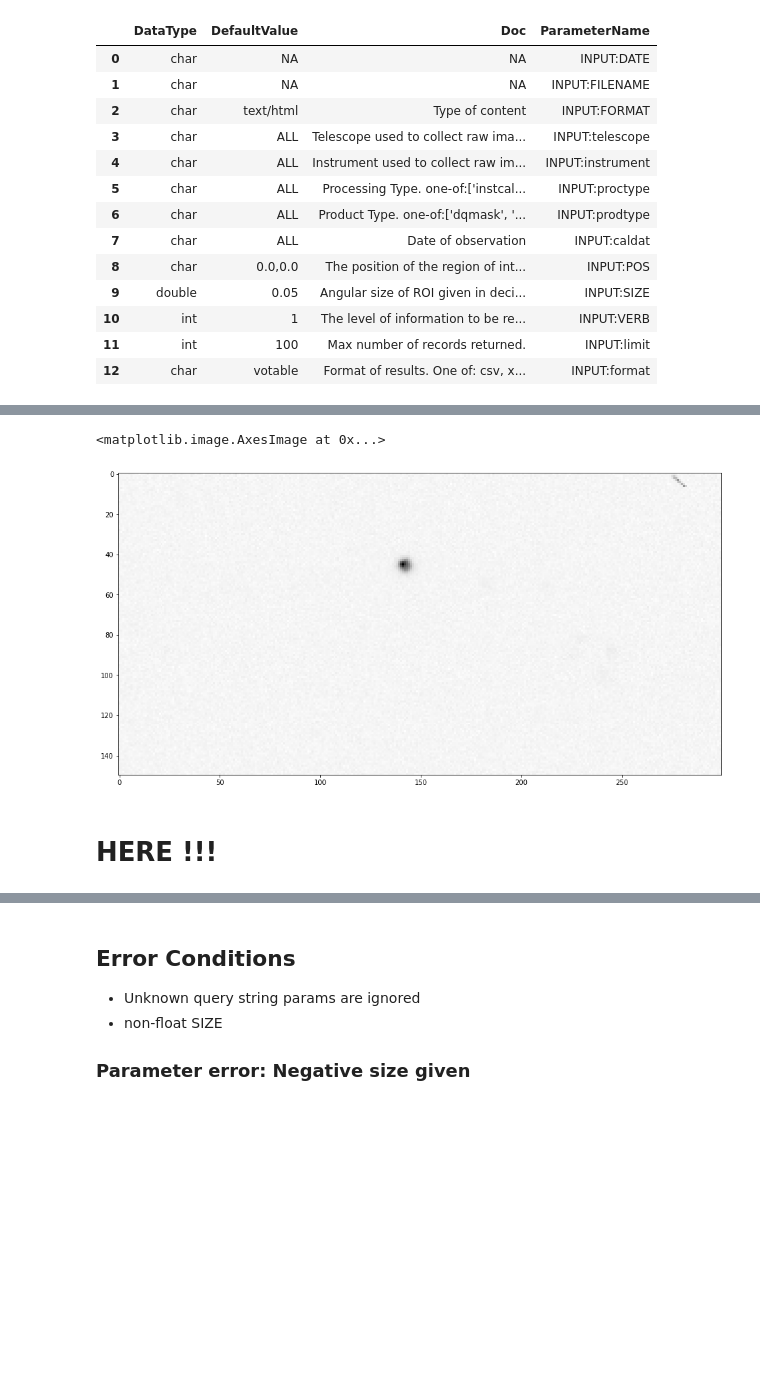
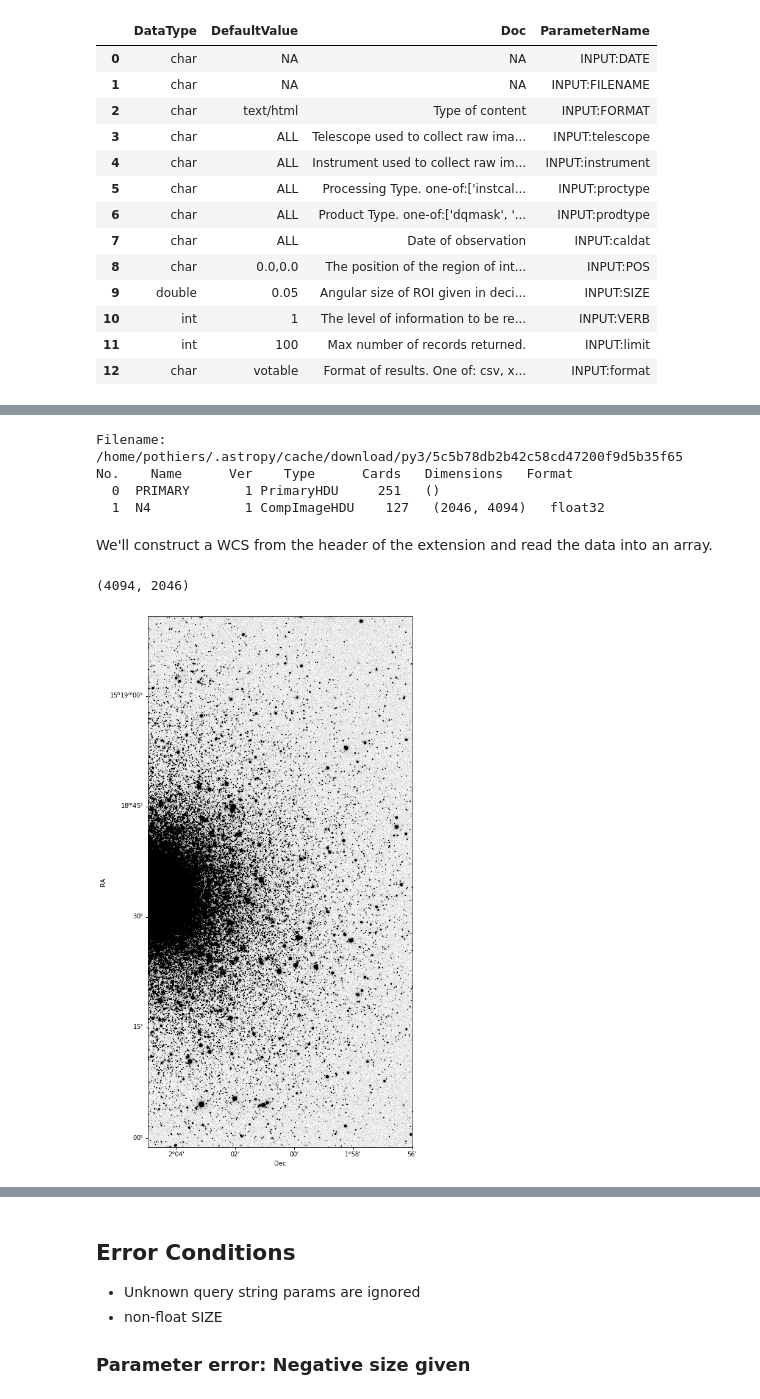
Before and after one commit to NOAO/nat-nb, a Jupyter notebook: sia.ipynb, the cells around one changed output, grey strips where cells are left out. Cells and saved outputs as stored; diff of their text form; code cells hidden in the pictures; blank space fills up the shorter version.

```diff
--- a/sia.ipynb
+++ b/sia.ipynb
@@ -128,4 +201,4 @@ f0222309429aafe8cb8c701942fc9af3 17
 # %%
-onehduurl = f'{natroot}/api/natica/retrieve/{fileid}/?hdus={hduidx}'
+onehduurl = f'{natroot}/api/retrieve/{fileid}/?hdus={hduidx}'
 onehduurl
 # %% [output]
@@ -133,5 +205,0 @@ onehduurl
-# %%
-zimage = pyfits.getdata(autils.data.download_file(onehduurl,cache=True,show_progress=False,timeout=120))
-plt.rcParams["figure.figsize"] = [16,9]
-plt.imshow(zimage,cmap=matplotlib.cm.gray_r)
-zimage.shape
@@ -143,7 +206,31 @@ zimage.shape
-# %%
-plt.imshow(zimage[1100:1250, 600:900],cmap=matplotlib.cm.gray_r)
-# %% [output]
-<matplotlib.image.AxesImage at 0x...>
-[figure, removed]
-# %% [markdown]
-# HERE !!! <a id="here">
+# %%
+hdu = fits.open(onehduurl)
+hdu.info()
+# %% [output]
+Filename: /home/pothiers/.astropy/cache/download/py3/5c5b78db2b42c58cd47200f9d5b35f65
+No.    Name      Ver    Type      Cards   Dimensions   Format
+  0  PRIMARY       1 PrimaryHDU     251   ()
+  1  N4            1 CompImageHDU    127   (2046, 4094)   float32
+# %% [markdown]
+We'll construct a WCS from the header of the extension and read the data into an array.
+# %%
+wcs = WCS(hdu[1].header)
+zimage = hdu[1].data
+# %%
+fig = plt.figure(figsize=(8,16))
+ax = plt.subplot(111, projection=wcs)
+lon = ax.coords['ra']
+lat = ax.coords['dec']
+lon.set_axislabel('RA')
+lat.set_axislabel('Dec')
+lon.set_ticks_position('l') # need to specify location of axes because coordinate system is rotated 90 degrees from N up E left
+lon.set_ticklabel_position('l')
+lon.set_axislabel_position('l')
+lat.set_ticks_position('b')
+lat.set_ticklabel_position('b')
+lat.set_axislabel_position('b')
+plt.imshow(zimage,cmap=matplotlib.cm.gray_r,vmin=90,vmax=200)
+zimage.shape
+# %% [output]
+(4094, 2046)
+[figure, added]
```
Also changed, not shown: parts of 34 cells of this notebook, 2 other files.
